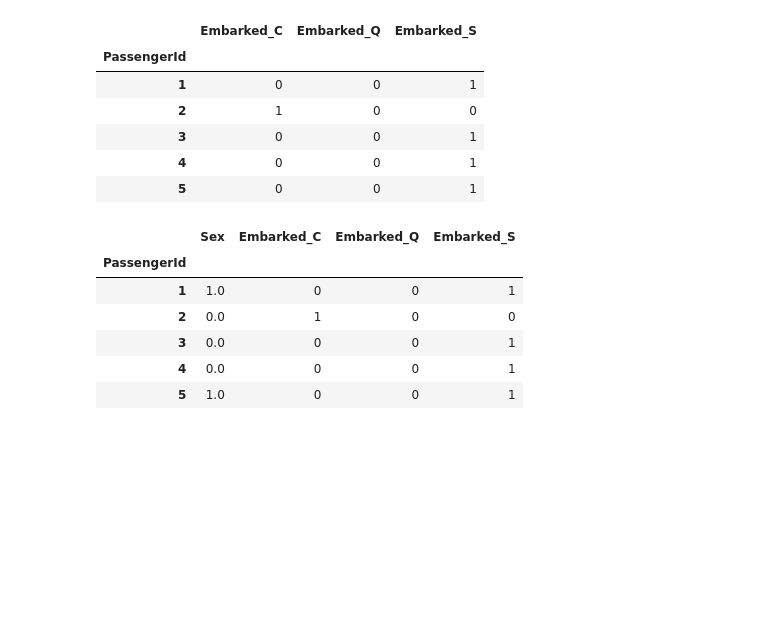
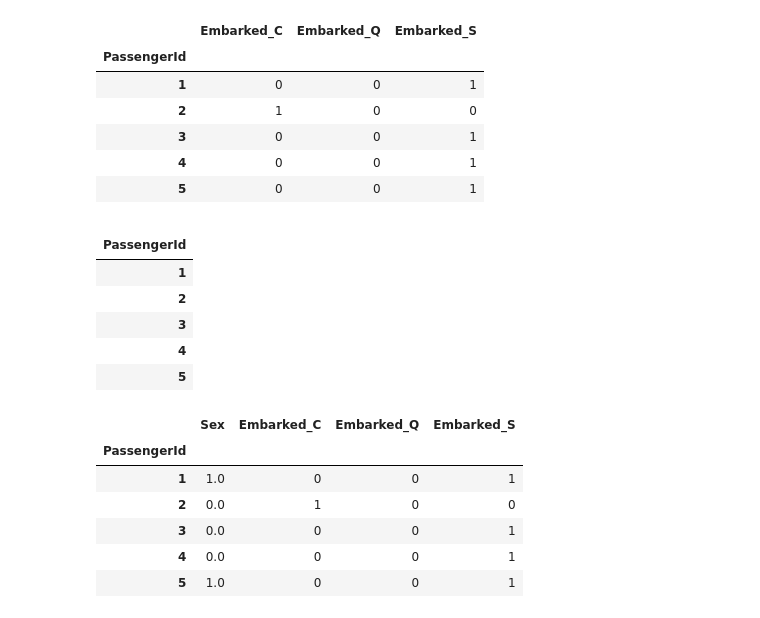
Before and after one commit to smidlma/zsu, a Jupyter notebook: zsu_cv11_clustering_hands_on.ipynb, the cells around one changed output. Drawn from its saved outputs; the diff is of its cells as text; code cells hidden in the pictures; blank space fills up the shorter version.

```diff
--- a/zsu_cv11_clustering_hands_on.ipynb
+++ b/zsu_cv11_clustering_hands_on.ipynb
@@ -162,6 +162,15 @@ pd.get_dummies(df_clustering[['Embarked']]).head()
 | 5 | 0 | 0 | 1 |
 # %%
 df_encoded = pd.DataFrame(index = df_clustering.index)
+df_encoded.head()
+# %% [output]
+|  |
+| PassengerId |
+| 1 |
+| 2 |
+| 3 |
+| 4 |
+| 5 |
 # %%
 df_encoded['Sex'] = sklearn.preprocessing.OrdinalEncoder().fit_transform(df_clustering[['Sex']])
 # %%
```
Also changed, not shown: 2 other files.
